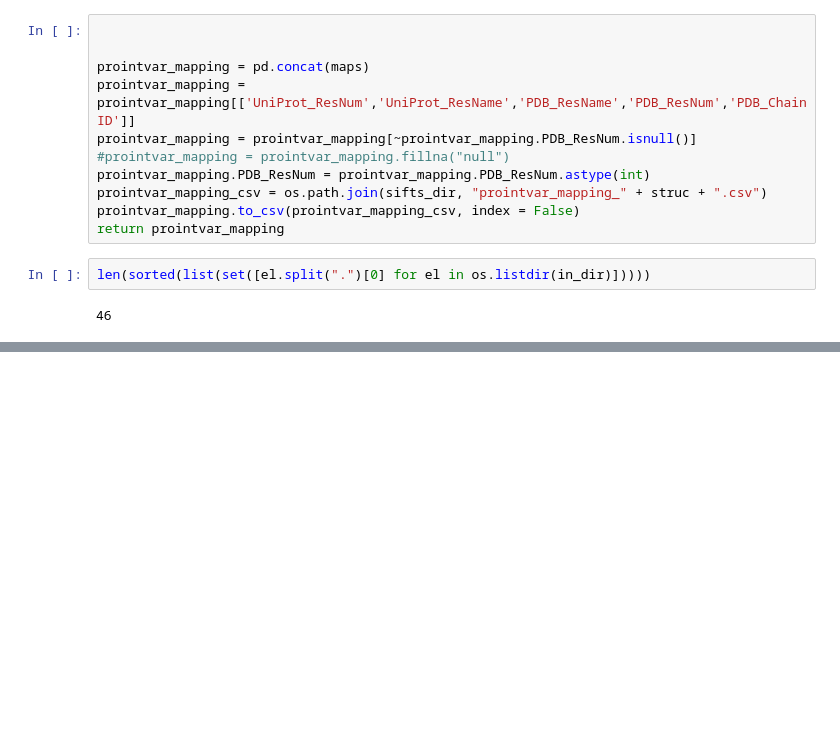
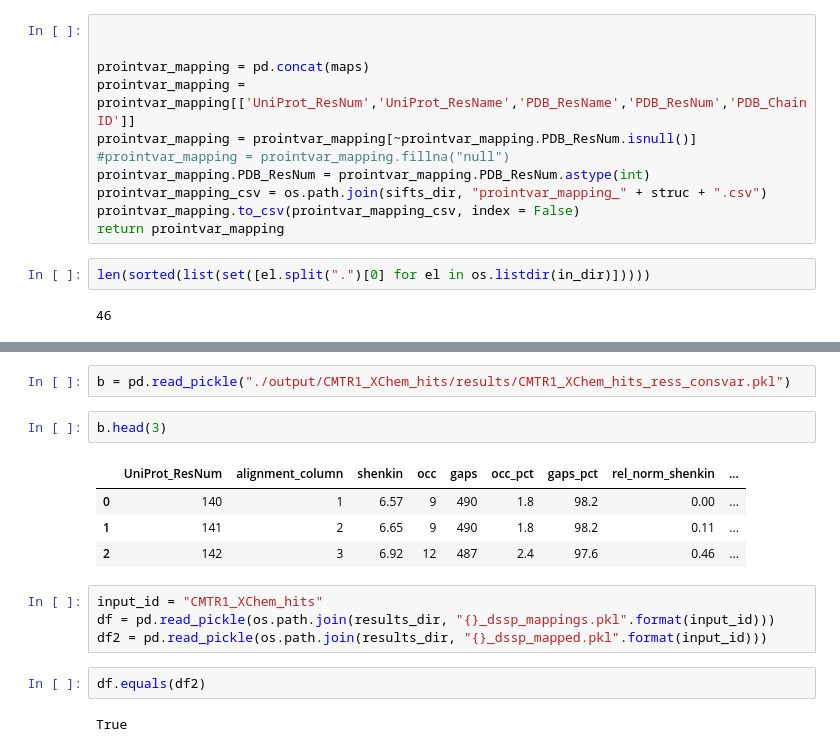
Before and after one commit to JavierSanchez-Utges/LIGYSIS-custom, a Jupyter notebook: fragsys_custom_analysis.ipynb, the cells around one changed output, grey strips where cells are left out. Drawn from its saved outputs; the diff is of its cells as text; blank space fills up the shorter version.

```diff
--- a/fragsys_custom_analysis.ipynb
+++ b/fragsys_custom_analysis.ipynb
@@ -215,0 +304,17 @@ len(sorted(list(set([el.split(".")[0] for el in os.listdir(in_dir)]))))
+# %%
+b = pd.read_pickle("./output/CMTR1_XChem_hits/results/CMTR1_XChem_hits_ress_consvar.pkl")
+# %%
+b.head(3)
+# %% [output]
+|  | UniProt_ResNum | alignment_column | shenkin | occ | gaps | occ_pct | gaps_pct | rel_norm_shenkin | ... |
+| 0 | 140 | 1 | 6.57 | 9 | 490 | 1.8 | 98.2 | 0.00 | ... |
+| 1 | 141 | 2 | 6.65 | 9 | 490 | 1.8 | 98.2 | 0.11 | ... |
+| 2 | 142 | 3 | 6.92 | 12 | 487 | 2.4 | 97.6 | 0.46 | ... |
+# %%
+input_id = "CMTR1_XChem_hits"
+df = pd.read_pickle(os.path.join(results_dir, "{}_dssp_mappings.pkl".format(input_id)))
+df2 = pd.read_pickle(os.path.join(results_dir, "{}_dssp_mapped.pkl".format(input_id)))
+# %%
+df.equals(df2)
+# %% [output]
+True
```
Also changed, not shown: parts of 15 cells of this notebook, 1 other file.
